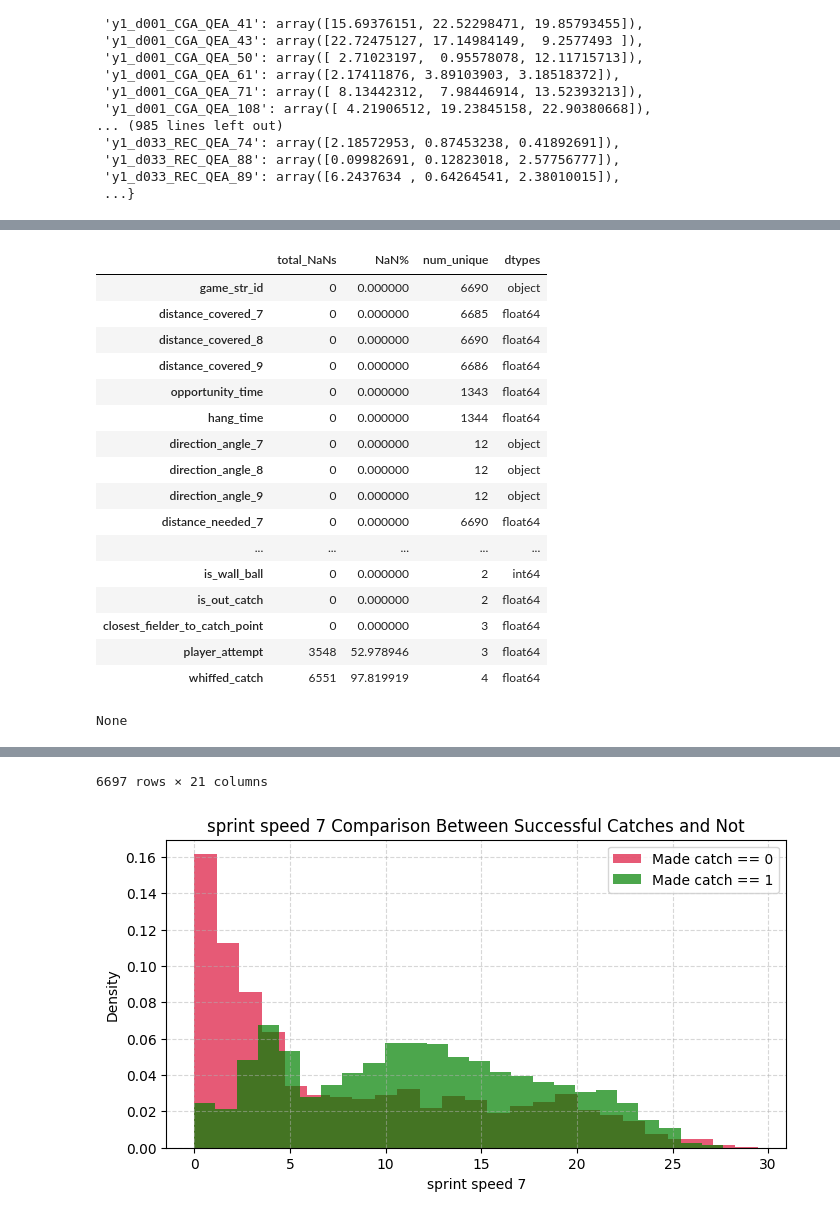
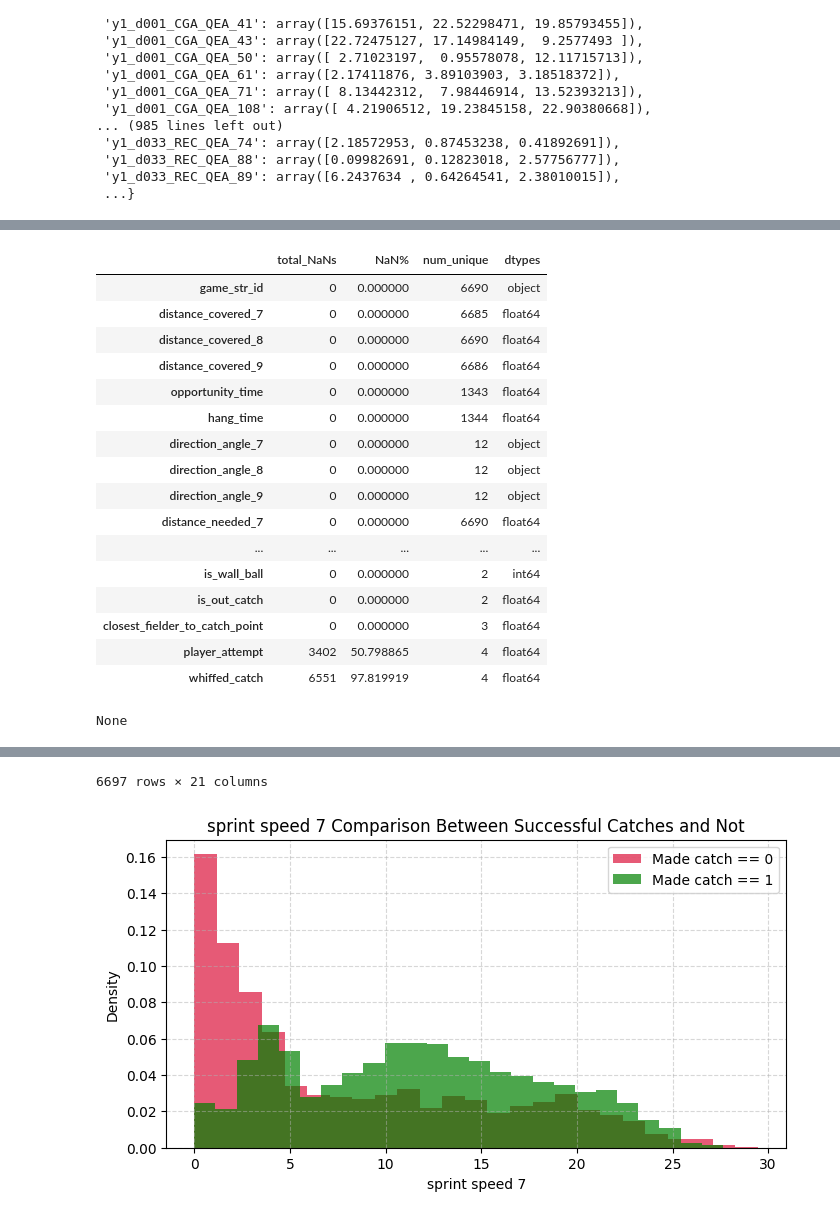
Before and after one commit to d2osborn/SMTChallenge2025, a Jupyter notebook: Team15-eda.ipynb, the cells around one changed output, grey strips where cells are left out. Cells and saved outputs as stored; diff of their text form; code cells hidden in the pictures.

Commit message:
added catch prob model nb

```diff
--- a/Team15-eda.ipynb
+++ b/Team15-eda.ipynb
@@ -1206,34 +1141,35 @@ plays_w_outs
 plays_w_no_outs = game_events_w_pos[game_events_w_pos['game_str_id'].isin(catch_prob_params[catch_prob_params['is_out_catch'] == 0]['game_str_id'].unique())].reset_index(drop=True).copy()
 ball_deflection_plays = plays_w_no_outs[(plays_w_no_outs['event_code'] == 9) & (plays_w_no_outs['player_position'].isin([7, 8, 9]))]['game_str_id'].unique()
 plays_w_no_outs_defl = plays_w_no_outs[plays_w_no_outs['game_str_id'].isin(ball_deflection_plays)].reset_index(drop=True).copy()
 plays_w_no_outs_defl = plays_w_no_outs_defl[plays_w_no_outs_defl['event_code'] == 9][['game_str_id', 'player_position']].copy()
 plays_w_no_outs_defl = plays_w_no_outs_defl.rename(columns={'player_position': 'whiffed_catch'})
 
 intended_fielder_dist = catch_prob_params.apply(lambda x: np.min([x['distance_needed_7'], x['distance_needed_8'], x['distance_needed_9']]), axis=1)
 catch_prob_params.loc[:, 'closest_fielder_to_catch_point'] = np.where(catch_prob_params['distance_needed_7'] == intended_fielder_dist, 7,
                                                         np.where(catch_prob_params['distance_needed_8'] == intended_fielder_dist, 8,
                                                                  np.where(catch_prob_params['distance_needed_9'] == intended_fielder_dist, 9, np.nan)))
 catch_prob_params = catch_prob_params.merge(plays_w_outs, on='game_str_id', how='left').copy()
 catch_prob_params = catch_prob_params.merge(plays_w_no_outs_defl, on='game_str_id', how='left').copy()
+catch_prob_params.loc[:, 'player_attempt'] = catch_prob_params['player_attempt'].fillna(catch_prob_params['whiffed_catch'].where(catch_prob_params['whiffed_catch'].notna()))
 display(info_table(catch_prob_params))
 catch_prob_params
 # %% [output]
 |  | total_NaNs | NaN% | num_unique | dtypes |
 | game_str_id | 0 | 0.000000 | 6690 | object |
 | distance_covered_7 | 0 | 0.000000 | 6685 | float64 |
 | distance_covered_8 | 0 | 0.000000 | 6690 | float64 |
 | distance_covered_9 | 0 | 0.000000 | 6686 | float64 |
 | opportunity_time | 0 | 0.000000 | 1343 | float64 |
 | hang_time | 0 | 0.000000 | 1344 | float64 |
 | direction_angle_7 | 0 | 0.000000 | 12 | object |
 | direction_angle_8 | 0 | 0.000000 | 12 | object |
 | direction_angle_9 | 0 | 0.000000 | 12 | object |
 | distance_needed_7 | 0 | 0.000000 | 6690 | float64 |
 | ... | ... | ... | ... | ... |
 | is_wall_ball | 0 | 0.000000 | 2 | int64 |
 | is_out_catch | 0 | 0.000000 | 2 | float64 |
 | closest_fielder_to_catch_point | 0 | 0.000000 | 3 | float64 |
-| player_attempt | 3548 | 52.978946 | 3 | float64 |
+| player_attempt | 3402 | 50.798865 | 4 | float64 |
 | whiffed_catch | 6551 | 97.819919 | 4 | float64 |
 None
 |  | game_str_id | distance_covered_7 | distance_covered_8 | distance_covered_9 | opportunity_time | hang_time | ... |
```
Also changed, not shown: parts of 14 cells of this notebook, 1 other file.
